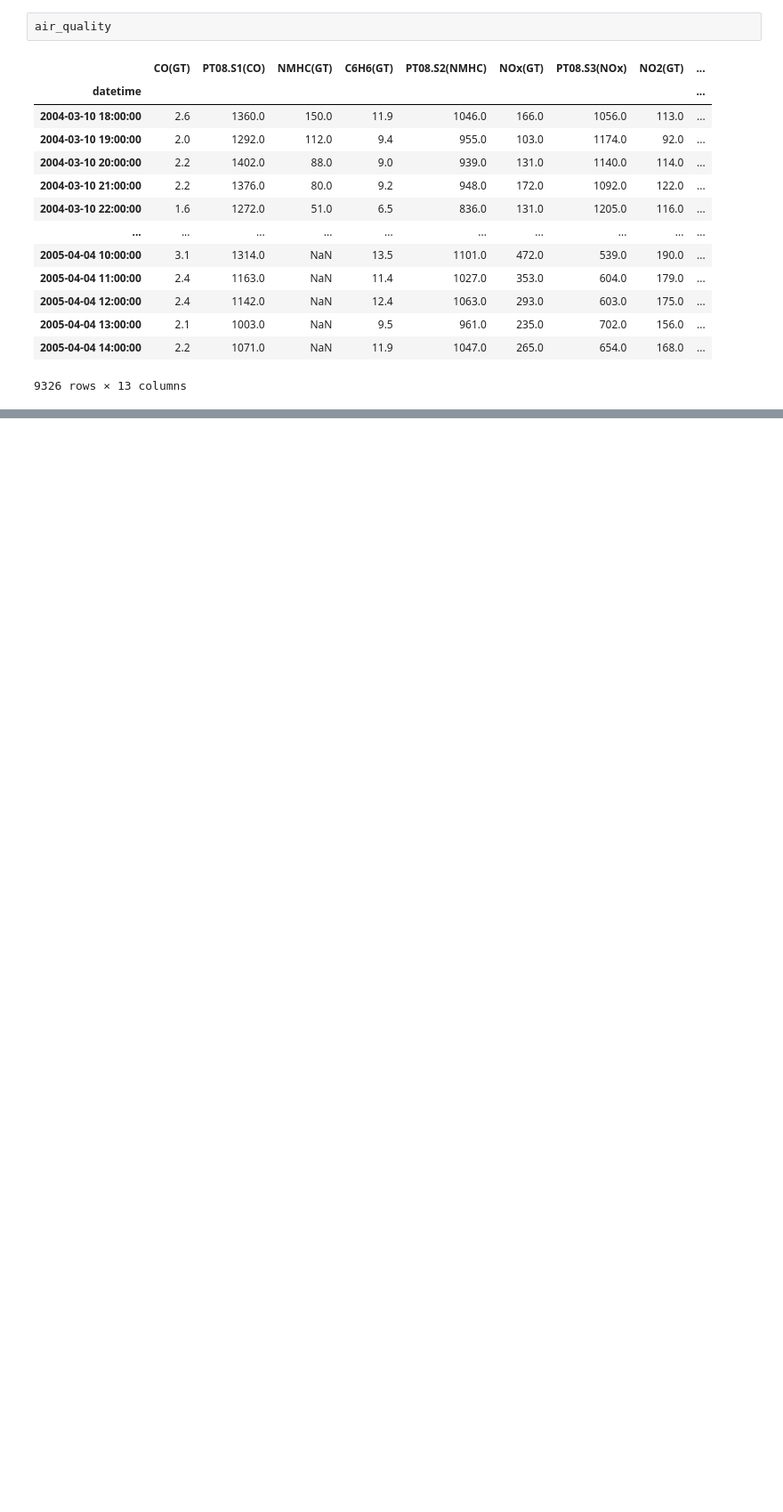
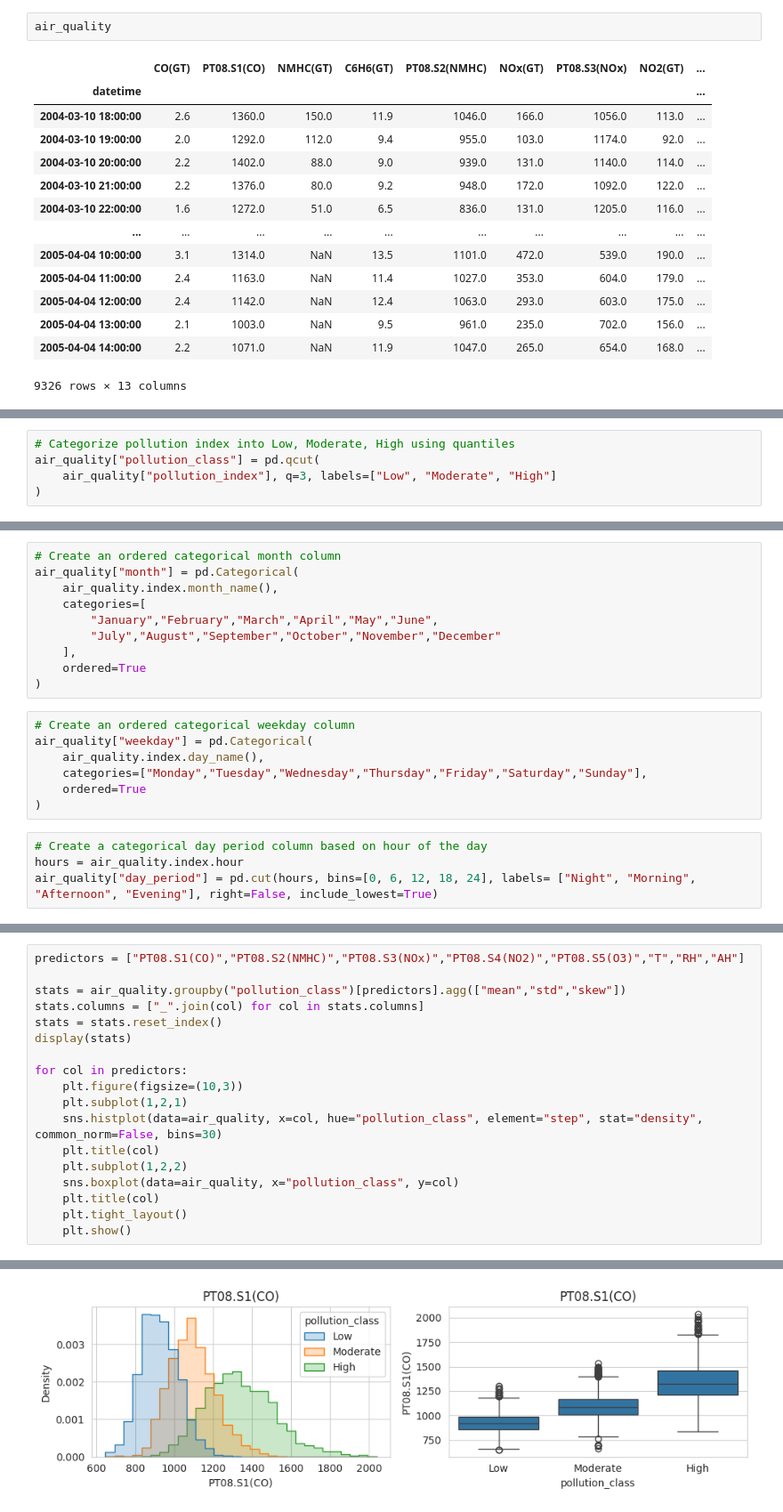
Before and after one commit to diego-nac/ica-homeworks, a Jupyter notebook: homework1/code.ipynb, the cells around one changed output, grey strips where cells are left out. Shown at 89% size. Cells and saved outputs as stored; diff of their text form; blank space fills up the shorter version.

Commit message:
add classes and graphs

```diff
--- a/homework1/code.ipynb
+++ b/homework1/code.ipynb
@@ -354,0 +375,5 @@ air_quality
+# %%
+# Categorize pollution index into Low, Moderate, High using quantiles
+air_quality["pollution_class"] = pd.qcut(
+    air_quality["pollution_index"], q=3, labels=["Low", "Moderate", "High"]
+)
@@ -354,0 +389,21 @@ air_quality
+# %%
+# Create an ordered categorical month column
+air_quality["month"] = pd.Categorical(
+    air_quality.index.month_name(),
+    categories=[
+        "January","February","March","April","May","June",
+        "July","August","September","October","November","December"
+    ],
+    ordered=True
+)
+# %%
+# Create an ordered categorical weekday column
+air_quality["weekday"] = pd.Categorical(
+    air_quality.index.day_name(),
+    categories=["Monday","Tuesday","Wednesday","Thursday","Friday","Saturday","Sunday"],
+    ordered=True
+)
+# %%
+# Create a categorical day period column based on hour of the day
+hours = air_quality.index.hour
+air_quality["day_period"] = pd.cut(hours, bins=[0, 6, 12, 18, 24], labels= ["Night", "Morning", "Afternoon", "Evening"], right=False, include_lowest=True)
@@ -356,0 +429,19 @@ air_quality
+# %%
+predictors = ["PT08.S1(CO)","PT08.S2(NMHC)","PT08.S3(NOx)","PT08.S4(NO2)","PT08.S5(O3)","T","RH","AH"]
+
+stats = air_quality.groupby("pollution_class")[predictors].agg(["mean","std","skew"])
+stats.columns = ["_".join(col) for col in stats.columns]
+stats = stats.reset_index()
+display(stats)
+
+for col in predictors:
+    plt.figure(figsize=(10,3))
+    plt.subplot(1,2,1)
+    sns.histplot(data=air_quality, x=col, hue="pollution_class", element="step", stat="density", common_norm=False, bins=30)
+    plt.title(col)
+    plt.subplot(1,2,2)
+    sns.boxplot(data=air_quality, x="pollution_class", y=col)
+    plt.title(col)
+    plt.tight_layout()
+    plt.show()
+# %% [output]
@@ -356,0 +452 @@ air_quality
+[figure, added]
```
Also changed, not shown: parts of 11 cells of this notebook.
